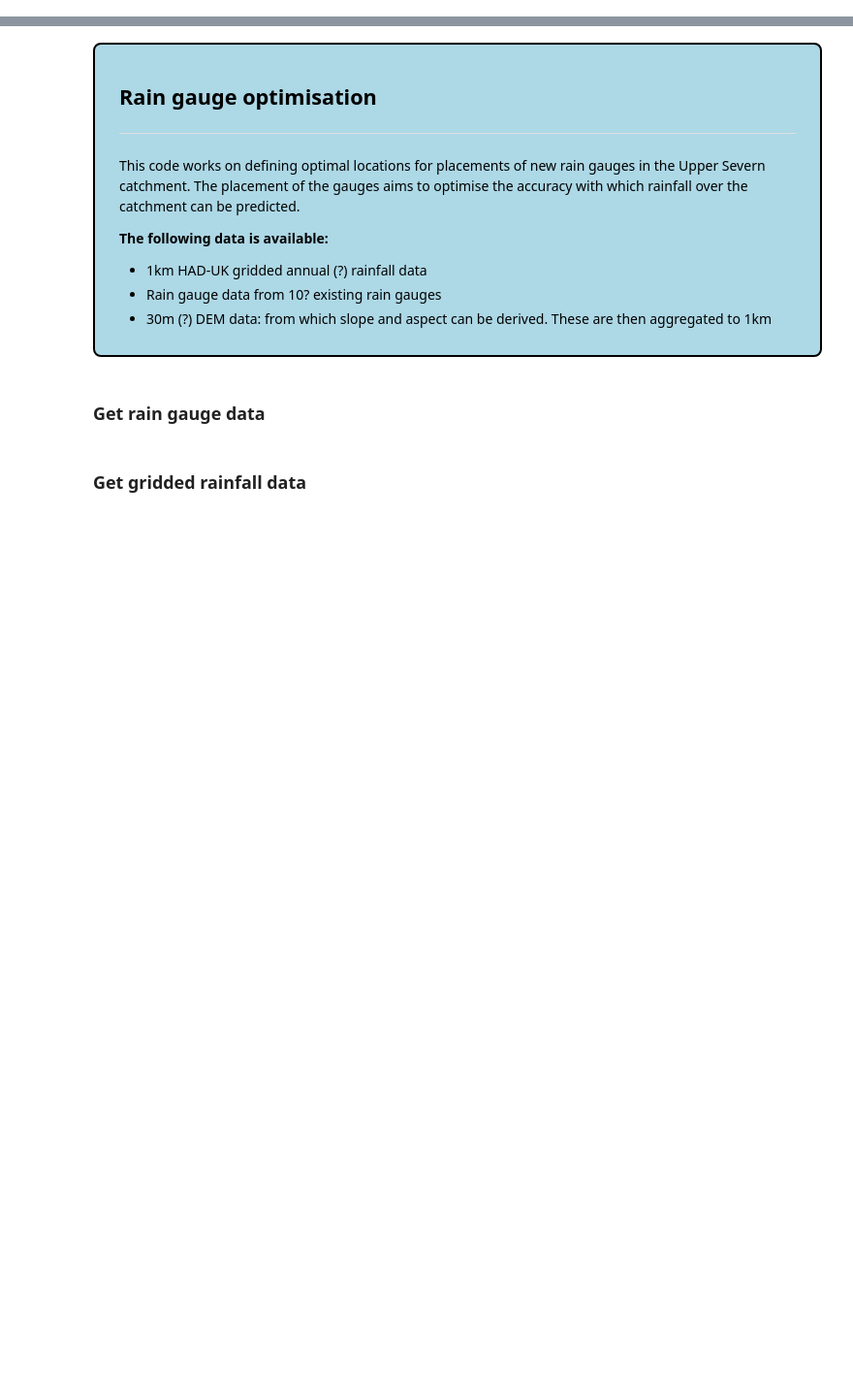
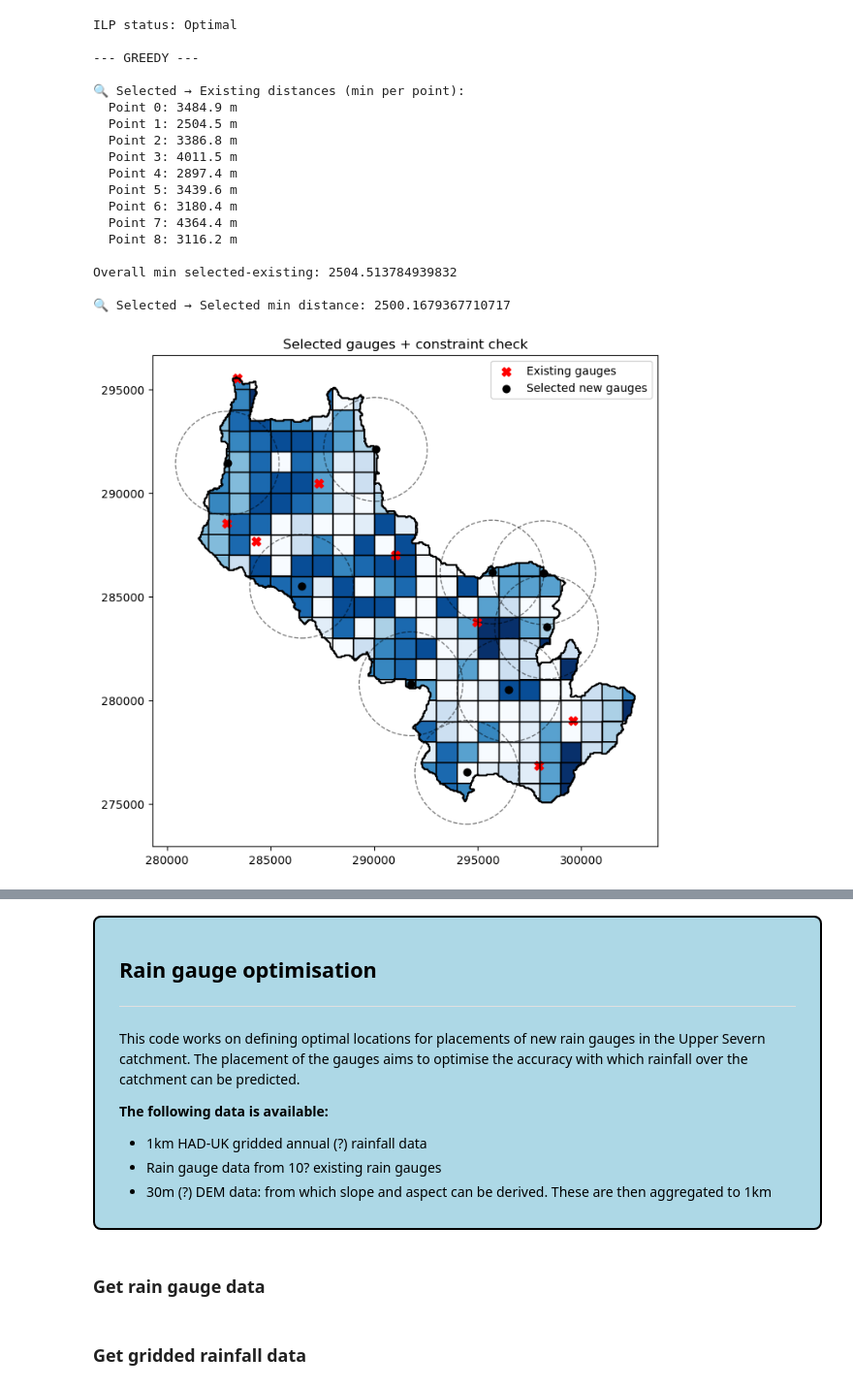
Before and after one commit to masher92/RainGaugeOptimisation, a Jupyter notebook: ClusterAnalysis.ipynb, the cells around one changed output, grey strips where cells are left out. Shown at 97% size. Saved outputs shown, nothing was run; the diff lists cells and outputs as text; code cells hidden in the pictures; blank space fills up the shorter version.

```diff
--- a/ClusterAnalysis.ipynb
+++ b/ClusterAnalysis.ipynb
@@ -0,0 +373,65 @@
+# %%
+# # 1. greedy baseline
+# greedy_solution = greedy_selection(
+#     cluster_candidates,
+#     cell_coords,
+#     existing_coords,
+#     min_dist
+# )
+
+# # 2. shuffle-greedy improvement
+# shuffle_solution = shuffle_greedy(
+#     cluster_candidates,
+#     cell_coords,
+#     existing_coords,
+#     min_dist,
+#     n_iterations=500
+# )
+
+# sa_solution = simulated_annealing(
+#     greedy_solution,
+#     cluster_candidates,
+#     cell_coords,
+#     existing_coords,
+#     min_dist
+# )
+
+ilp_solution_result = ilp_solution(
+    cluster_candidates,
+    cell_coords,
+    existing_coords,
+    min_dist
+)
+
+# 3. check both
+print("\n--- GREEDY ---")
+plot_and_check(greedy_solution, cell_centroids, existing_coords, min_dist)
+
+print("\n--- SHUFFLE GREEDY ---")
+plot_and_check(shuffle_solution, cell_centroids, existing_coords, min_dist)
+
+print("\n--- Simulated annealing ---")
+plot_and_check(sa_solution, cell_centroids, existing_coords, min_dist)
+
+print("\n--- ILP ---")
+plot_and_check(ilp_solution_result, cell_centroids, existing_coords, min_dist)
+# %% [output]
+ILP status: Optimal
+
+--- GREEDY ---
+
+🔍 Selected → Existing distances (min per point):
+  Point 0: 3484.9 m
+  Point 1: 2504.5 m
+  Point 2: 3386.8 m
+  Point 3: 4011.5 m
+  Point 4: 2897.4 m
+  Point 5: 3439.6 m
+  Point 6: 3180.4 m
+  Point 7: 4364.4 m
+  Point 8: 3116.2 m
+
+Overall min selected-existing: 2504.513784939832
+
+🔍 Selected → Selected min distance: 2500.1679367710717
+[figure, added]
```
Also changed, not shown: parts of 28 cells of this notebook.
